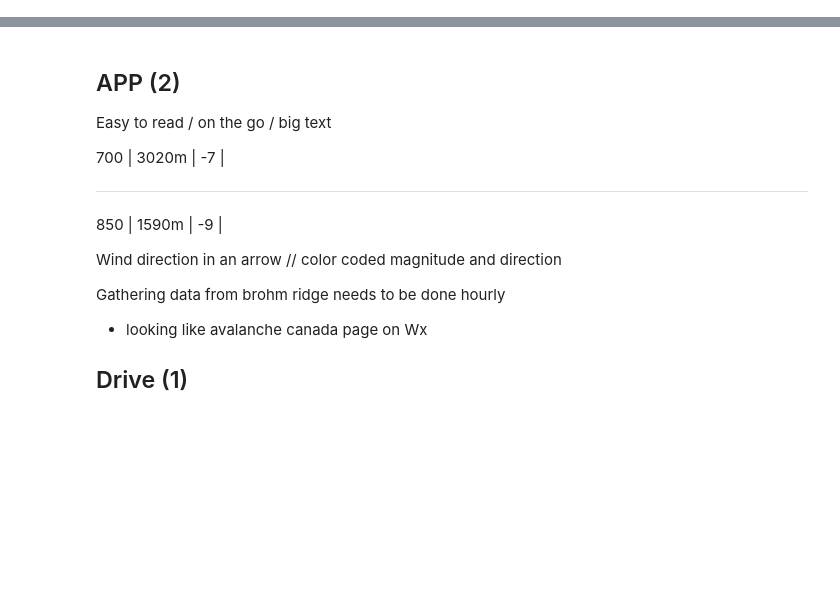
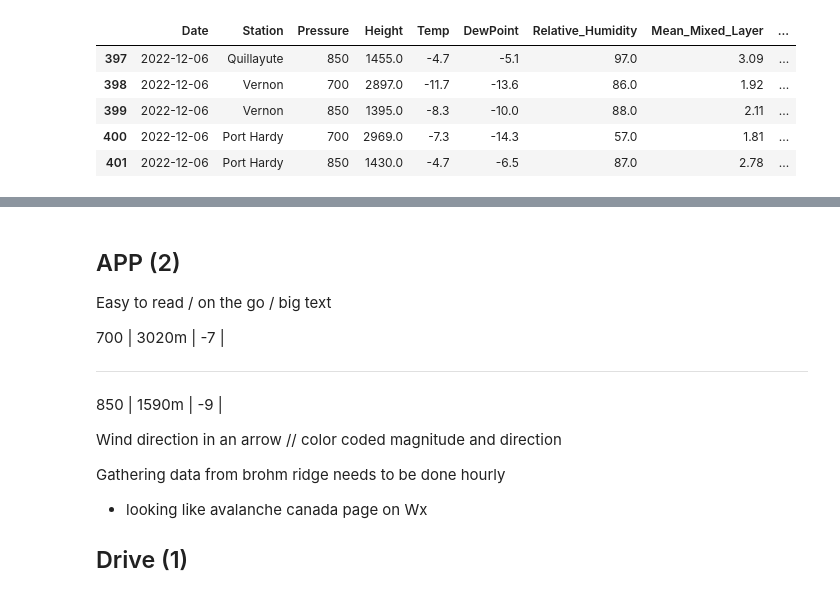
Before and after one commit to lck3nny/AuroraBC, a Jupyter notebook: Scraper/Scraper.ipynb, the cells around one changed output, grey strips where cells are left out. Drawn from its saved outputs; the diff is of its cells as text; code cells hidden in the pictures; blank space fills up the shorter version.

```diff
--- a/Scraper/Scraper.ipynb
+++ b/Scraper/Scraper.ipynb
@@ -137,0 +199,9 @@ df.head()
+# %%
+df.tail()
+# %% [output]
+|  | Date | Station | Pressure | Height | Temp | DewPoint | Relative_Humidity | Mean_Mixed_Layer | ... |
+| 397 | 2022-12-06 | Quillayute | 850 | 1455.0 | -4.7 | -5.1 | 97.0 | 3.09 | ... |
+| 398 | 2022-12-06 | Vernon | 700 | 2897.0 | -11.7 | -13.6 | 86.0 | 1.92 | ... |
+| 399 | 2022-12-06 | Vernon | 850 | 1395.0 | -8.3 | -10.0 | 88.0 | 2.11 | ... |
+| 400 | 2022-12-06 | Port Hardy | 700 | 2969.0 | -7.3 | -14.3 | 57.0 | 1.81 | ... |
+| 401 | 2022-12-06 | Port Hardy | 850 | 1430.0 | -4.7 | -6.5 | 87.0 | 2.78 | ... |
```
Also changed, not shown: parts of 24 cells of this notebook, 4 other files.
